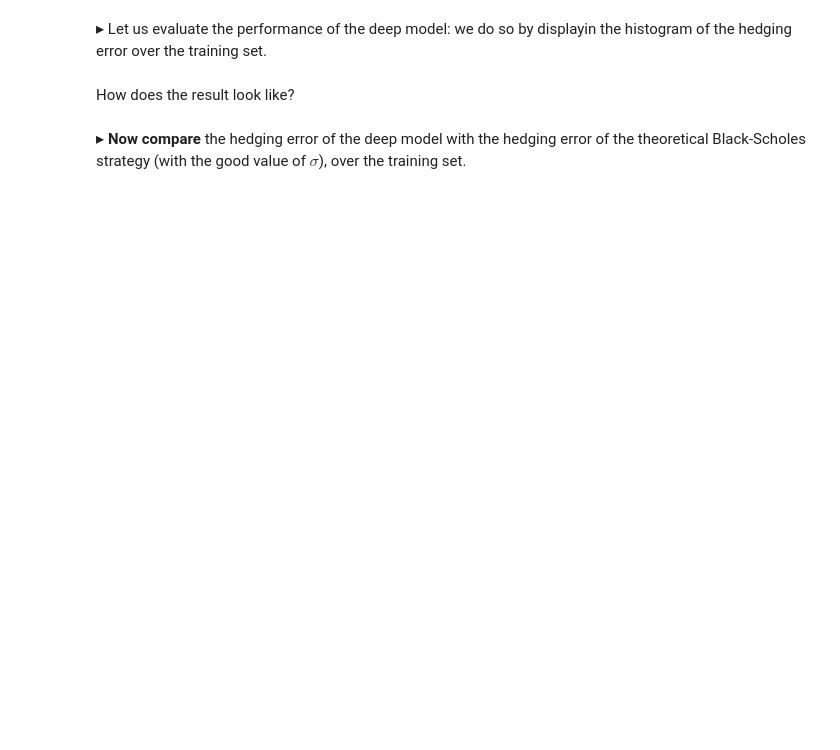
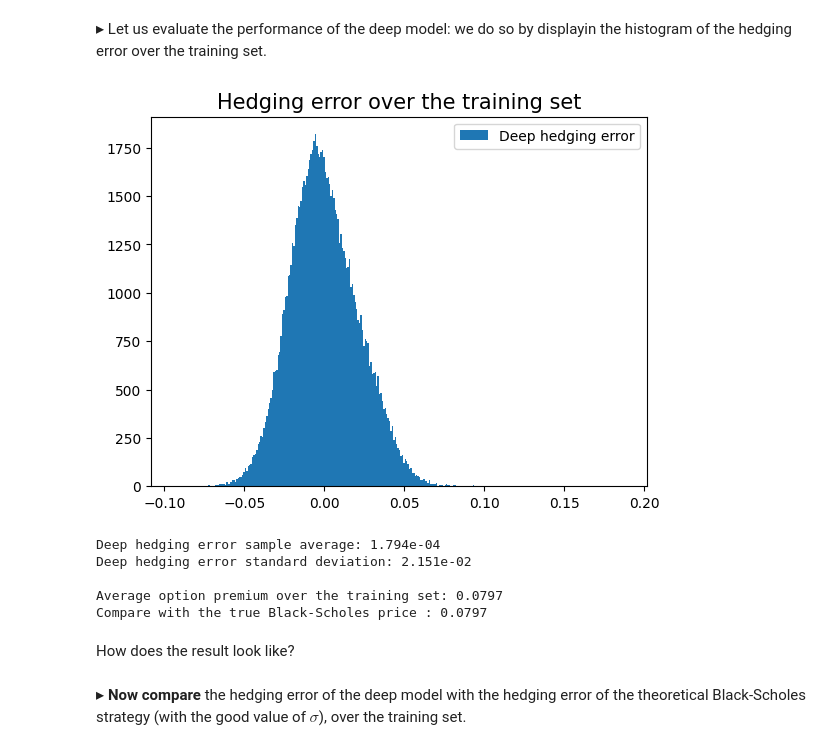
Before and after one commit to RaynorEtienn/Deep-Learning-in-Finance, a Jupyter notebook: Day 5/Deep_hedging.ipynb, the cells around one changed output. Cells and saved outputs as stored; diff of their text form; code cells hidden in the pictures; blank space fills up the shorter version.

Commit message:
Day 5 -> Near Done.

```diff
--- a/Day 5/Deep_hedging.ipynb
+++ b/Day 5/Deep_hedging.ipynb
@@ -275,18 +302,18 @@ def custom_loss(y_true, y_pred):
     ############################################################
     z = y_pred[:, 0] - y_true[:, 0]
 
-    # TO DO: evaluate z^2
-    z = Lambda( ??? )(z)
+    # Done: evaluate z^2
+    z = Lambda(lambda x: tf.math.square(x))(z)
 
-    # TO DO: evaluate the mean of z. This will be our mean square loss. You can use the function tf.math.reduce_mean(x)
-    z = Lambda( ??? )(z)
+    # Done: evaluate the mean of z. This will be our mean square loss. You can use the function tf.math.reduce_mean(x)
+    z = Lambda(lambda x: tf.math.reduce_mean(x))(z)
 
     return z
 # %%
-model_hedge_strat.compile(optimizer='adam', loss = ????)
+model_hedge_strat.compile(optimizer="adam", loss=custom_loss)
 # %% [markdown]
 In the cell below, we launch the model training, limiting ourselves to 5 epochs.
 
 With $N=100$ time steps, a training set of size $N_{train} = 10^4$ and the network architecture above, the whole operation should take roughly one minute (depending on your execution environment).
 # %%
-model_hedge_strat.fit(x = ????, y = ????, epochs=5, verbose=True, batch_size=100)
+model_hedge_strat.fit(x = xtrain, y = ytrain, epochs=5, verbose=True, batch_size=100)  # type: ignore
@@ -293,3 +332,3 @@ model_hedge_strat.fit(x = ????, y = ????, epochs=5, verbose=True, batch_size=100
 # %%
-#Let us evaluate the model output over the training set
-model_output = ????
+# Let us evaluate the model output over the training set
+model_output = model_hedge_strat.predict(xtrain)  # type: ignore
@@ -297,21 +338,28 @@ model_output = ????
 $\blacktriangleright$ Let us evaluate the performance of the deep model: we do so by displayin the histogram of the hedging error over the training set.
 # %%
 # Hedging error = the first variable in the model output
-hedging_error = ????
+hedging_error = model_output[:, 0]  # type: ignore
 
 plt.hist(hedging_error, bins=int(np.sqrt(N_train)), label="Deep hedging error")
 plt.title("Hedging error over the training set", fontsize=15)
 plt.legend(loc="best")
 plt.show()
 
-print("Deep hedging error sample average: %1.3e" %????)
-print("Deep hedging error standard deviation: %1.3e \n " %????)
+print("Deep hedging error sample average: %1.3e" %np.mean(hedging_error))
+print("Deep hedging error standard deviation: %1.3e \n " %np.std(hedging_error))
 
 # Option price we obtained from the training = the last variable in the model output
-output_option_premium = ????
+output_option_premium = model_output[:, -1]  # type: ignore
 
 print("Average option premium over the training set: %1.4f" %np.mean(output_option_premium))
 print("Compare with the true Black-Scholes price : %1.4f \n" %priceBS)
+# %% [output]
+[figure, added]
+Deep hedging error sample average: 1.794e-04
+Deep hedging error standard deviation: 2.151e-02
+
+Average option premium over the training set: 0.0797
+Compare with the true Black-Scholes price : 0.0797
 # %% [markdown]
 How does the result look like?
 # %% [markdown]
```
Also changed, not shown: parts of 12 cells of this notebook.
